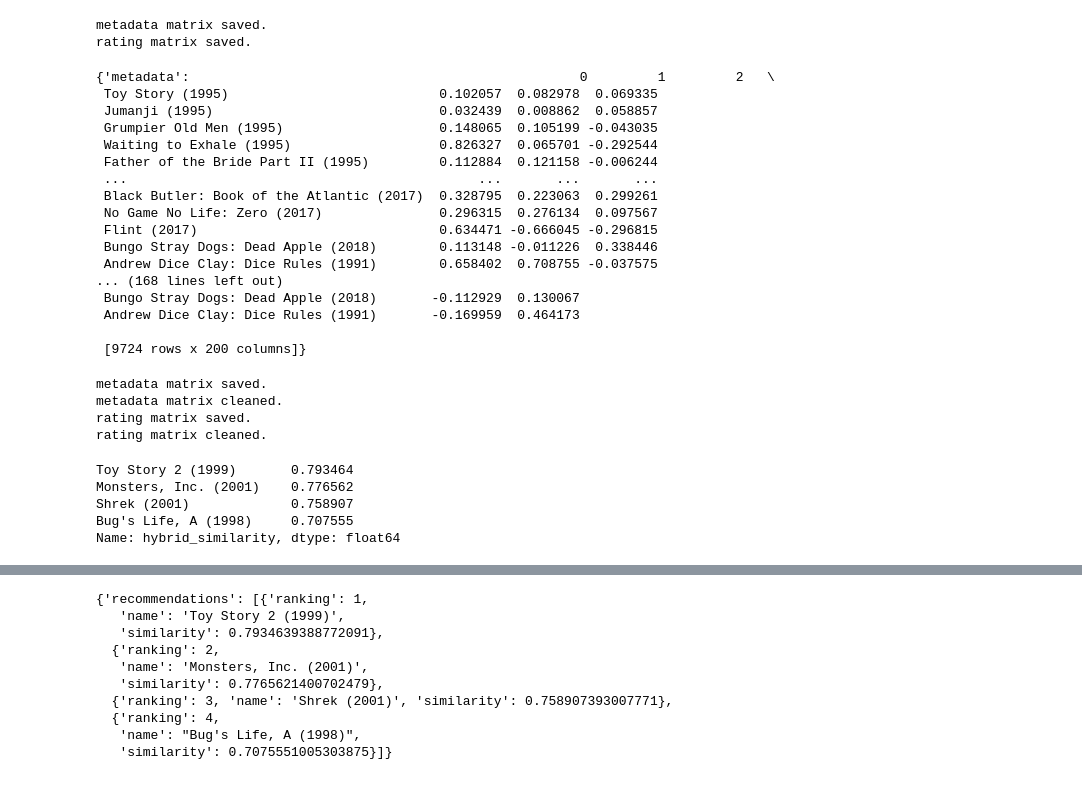
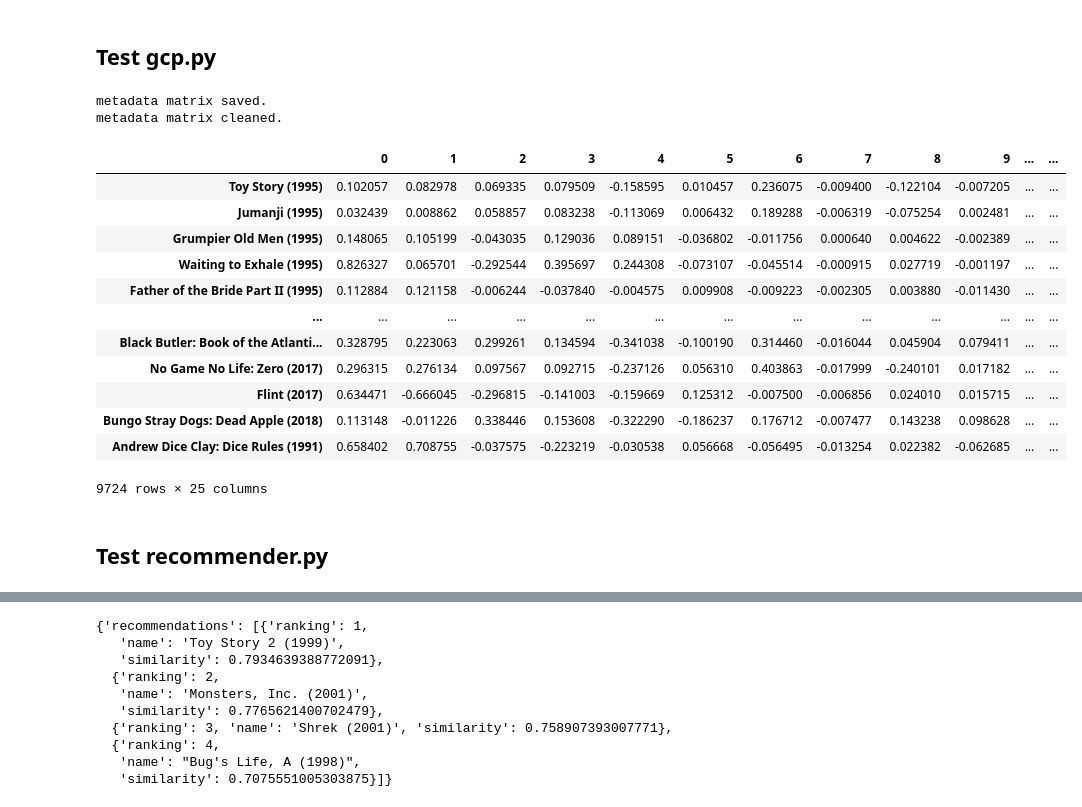
Before and after one commit to modiem/Movie-Recommendation, a Jupyter notebook: test.ipynb, the cells around one changed output, grey strips where cells are left out. Cells and saved outputs as stored; diff of their text form; code cells hidden in the pictures.

```diff
--- a/test.ipynb
+++ b/test.ipynb
@@ -1,30 +1,30 @@
 # %%
 %load_ext autoreload
 %autoreload 2
+# %% [markdown]
+## Test gcp.py
 # %%
 from MovieRecommendation import gcp
 # %%
-gcp.download_matrix()
+gcp.download_matrix("metadata")
 # %% [output]
 metadata matrix saved.
-rating matrix saved.
+metadata matrix cleaned.
+|  | 0 | 1 | 2 | 3 | 4 | 5 | 6 | 7 | 8 | 9 | ... | ... |
+| Toy Story (1995) | 0.102057 | 0.082978 | 0.069335 | 0.079509 | -0.158595 | 0.010457 | 0.236075 | -0.009400 | -0.122104 | -0.007205 | ... | ... |
+| Jumanji (1995) | 0.032439 | 0.008862 | 0.058857 | 0.083238 | -0.113069 | 0.006432 | 0.189288 | -0.006319 | -0.075254 | 0.002481 | ... | ... |
+| Grumpier Old Men (1995) | 0.148065 | 0.105199 | -0.043035 | 0.129036 | 0.089151 | -0.036802 | -0.011756 | 0.000640 | 0.004622 | -0.002389 | ... | ... |
+| Waiting to Exhale (1995) | 0.826327 | 0.065701 | -0.292544 | 0.395697 | 0.244308 | -0.073107 | -0.045514 | -0.000915 | 0.027719 | -0.001197 | ... | ... |
+| Father of the Bride Part II (1995) | 0.112884 | 0.121158 | -0.006244 | -0.037840 | -0.004575 | 0.009908 | -0.009223 | -0.002305 | 0.003880 | -0.011430 | ... | ... |
+| ... | ... | ... | ... | ... | ... | ... | ... | ... | ... | ... | ... | ... |
+| Black Butler: Book of the Atlanti... | 0.328795 | 0.223063 | 0.299261 | 0.134594 | -0.341038 | -0.100190 | 0.314460 | -0.016044 | 0.045904 | 0.079411 | ... | ... |
+| No Game No Life: Zero (2017) | 0.296315 | 0.276134 | 0.097567 | 0.092715 | -0.237126 | 0.056310 | 0.403863 | -0.017999 | -0.240101 | 0.017182 | ... | ... |
+| Flint (2017) | 0.634471 | -0.666045 | -0.296815 | -0.141003 | -0.159669 | 0.125312 | -0.007500 | -0.006856 | 0.024010 | 0.015715 | ... | ... |
+| Bungo Stray Dogs: Dead Apple (2018) | 0.113148 | -0.011226 | 0.338446 | 0.153608 | -0.322290 | -0.186237 | 0.176712 | -0.007477 | 0.143238 | 0.098628 | ... | ... |
+| Andrew Dice Clay: Dice Rules (1991) | 0.658402 | 0.708755 | -0.037575 | -0.223219 | -0.030538 | 0.056668 | -0.056495 | -0.013254 | 0.022382 | -0.062685 | ... | ... |
-{'metadata':                                                  0         1         2   \
- Toy Story (1995)                           0.102057  0.082978  0.069335
- Jumanji (1995)                             0.032439  0.008862  0.058857
- Grumpier Old Men (1995)                    0.148065  0.105199 -0.043035
- Waiting to Exhale (1995)                   0.826327  0.065701 -0.292544
- Father of the Bride Part II (1995)         0.112884  0.121158 -0.006244
- ...                                             ...       ...       ...
- Black Butler: Book of the Atlantic (2017)  0.328795  0.223063  0.299261
- No Game No Life: Zero (2017)               0.296315  0.276134  0.097567
- Flint (2017)                               0.634471 -0.666045 -0.296815
- Bungo Stray Dogs: Dead Apple (2018)        0.113148 -0.011226  0.338446
- Andrew Dice Clay: Dice Rules (1991)        0.658402  0.708755 -0.037575
-... (168 lines left out)
- Bungo Stray Dogs: Dead Apple (2018)       -0.112929  0.130067
- Andrew Dice Clay: Dice Rules (1991)       -0.169959  0.464173
-
- [9724 rows x 200 columns]}
+9724 rows × 25 columns
+# %% [markdown]
+## Test recommender.py
 # %%
 from MovieRecommendation.recommender import Recommender
 # %%
@@ -32,15 +31,0 @@ sample = Recommender("Toy Story (1995)", hybrid=True, benchmark="rating", n_movi
-# %%
-recommendations = sample.get_recommendation()
-# %% [output]
-metadata matrix saved.
-metadata matrix cleaned.
-rating matrix saved.
-rating matrix cleaned.
-# %%
-recommendations
-# %% [output]
-Toy Story 2 (1999)       0.793464
-Monsters, Inc. (2001)    0.776562
-Shrek (2001)             0.758907
-Bug's Life, A (1998)     0.707555
-Name: hybrid_similarity, dtype: float64
```
Also changed, not shown: parts of 4 cells of this notebook, 2 other files.
